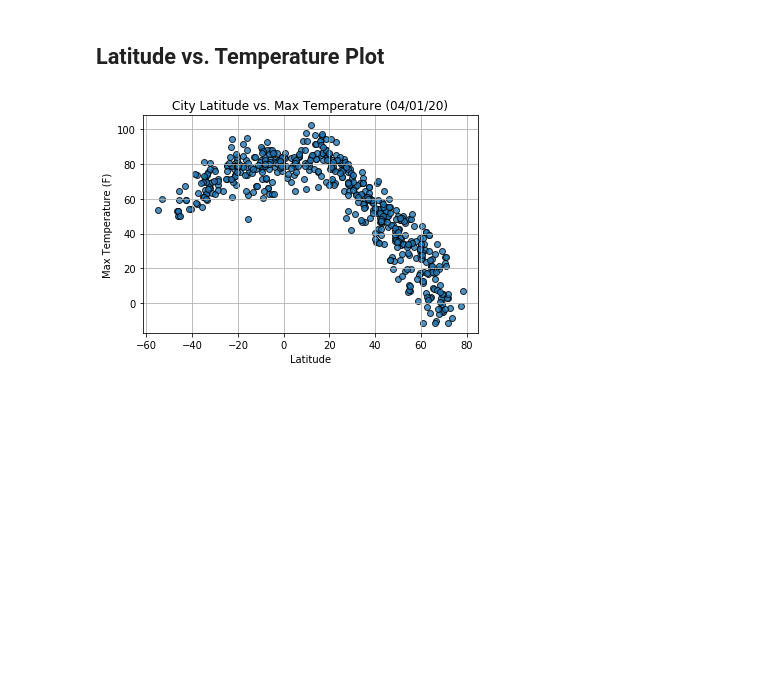
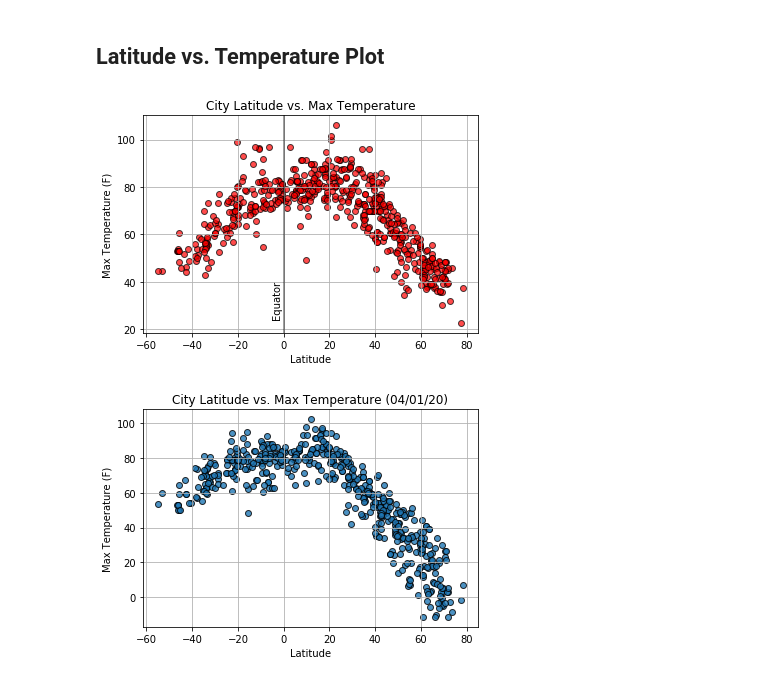
Before and after one commit to samfon24/Assignment06-APIs, a Jupyter notebook: WeatherPy.ipynb, the cells around one changed output. Saved outputs shown, nothing was run; the diff lists cells and outputs as text; code cells hidden in the pictures; blank space fills up the shorter version.

Commit message:
Retrieved information from API. Created multiple graphs from raw data. Created linear regression models.

```diff
--- a/WeatherPy.ipynb
+++ b/WeatherPy.ipynb
@@ -55,13 +43,21 @@ url = "http://api.openweathermap.org/data/2.5/weather?"
 # # Build partial query URL
 query_url = f"{url}appid={weather_api_key}&units=imperial&q="
 
+found_cities = []
 long_list = []
 lat_lst = []
 temp_lst = []
 hum_lst = []
 cloud_lst = []
 wind_lst = []
+countries_lst = []
+date_lst = []
 
+record_counter = 0
+set_counter = 1
+
+print('Beginning Data Retrival')
+print('-----------------------')
 for cities in city_lst:
     try:
         response = requests.get(query_url + cities).json()
@@ -71,7 +67,19 @@ for cities in city_lst:
         hum_lst.append(response['main']['humidity'])
         cloud_lst.append(response['clouds']['all'])
         wind_lst.append(response['wind']['speed'])
+        countries_lst.append(response['sys']['country'])
+        date_lst.append(response['dt'])
+
+        if record_counter < 50:
+            record_counter += 1
+            found_cities.append(cities)
+        else:
+            record_counter = 1
+            set_counter += 1
+            found_cities.append(cities)
+        print(f'Processing Record {record_counter} of Set {set_counter} | {cities}')
 
     except KeyError:
         print('City Not Found. Skipping...')
+print("------------------------------\nData Retrieval Complete\n------------------------------")
 # %% [output]
@@ -165,0 +130,10 @@ Int64Index([], dtype='int64')
+# %%
+raw_df = pd.DataFrame({'City': found_cities,
+                      'Lat': lat_lst,
+                      'Lng': long_list,
+                      'Max Temp': temp_lst,
+                      'Humidity': hum_lst,
+                      'Cloudiness': cloud_lst,
+                      'Wind Speed': wind_lst,
+                      'Country': countries_lst,
+                      'Date': date_lst})
@@ -169,4 +166,20 @@ Int64Index([], dtype='int64')
 * Save the plotted figures as .pngs.
 # %% [markdown]
 ## Latitude vs. Temperature Plot
+# %%
+# Generate a scatter plot of max temp vs latitude
+plt.scatter(raw_df['Lat'], raw_df['Max Temp'], c ='red' ,edgecolor='black', alpha=0.7)
+plt.title('City Latitude vs. Max Temperature')
+plt.xlabel('Latitude')
+plt.ylabel('Max Temperature (F)')
+
+# Add Equator line and text
+plt.axvline(0, color = 'black', alpha = .5)
+plt.text(-5,25,'Equator',rotation=90)
+plt.grid()
+
+# Save figure
+plt.savefig(os.path.join('Figures','Lat_vs_Temp.png'))
+# %% [output]
+[figure, added]
 # %%
```
Also changed, not shown: parts of 37 cells of this notebook, 5 other files.
